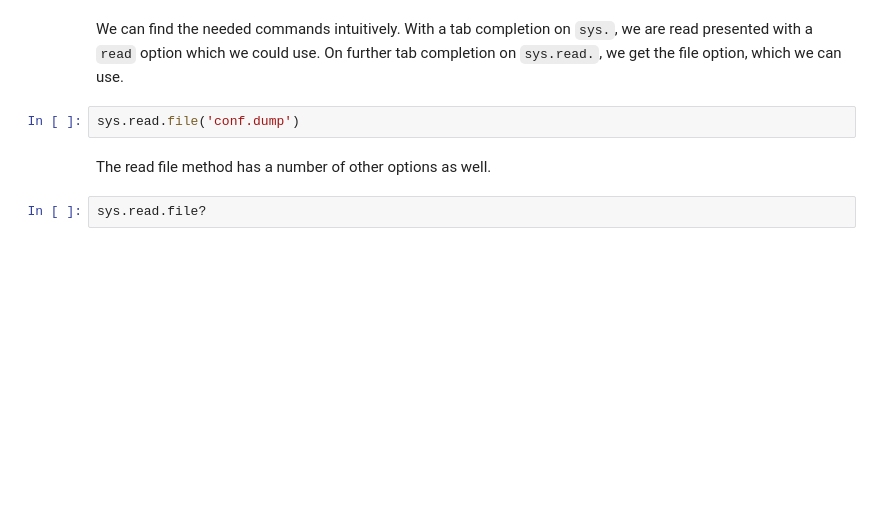
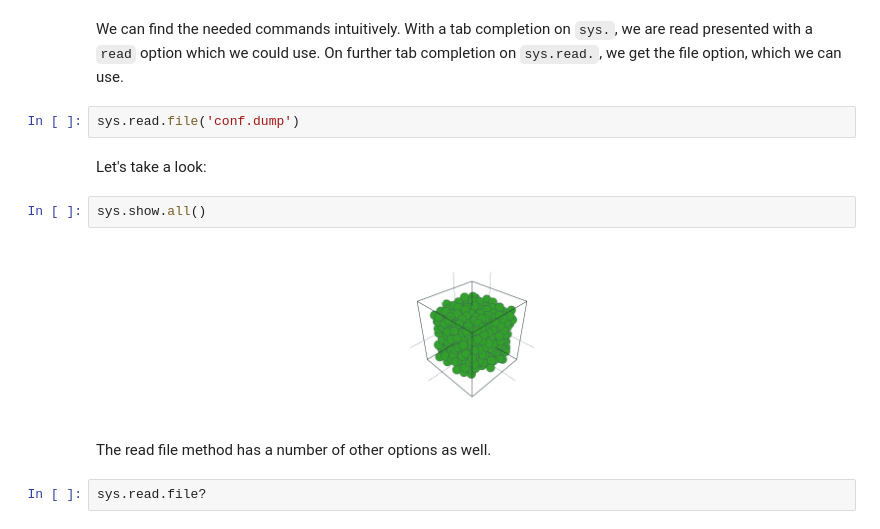
Before and after one commit to pyscal/pyscal3, a Jupyter notebook: examples/01_getting_started.ipynb, the cells around one changed output. Saved outputs shown, nothing was run; the diff lists cells and outputs as text; blank space fills up the shorter version.

```diff
--- a/examples/01_getting_started.ipynb
+++ b/examples/01_getting_started.ipynb
@@ -83,6 +91,12 @@ sys = System()
 We can find the needed commands intuitively. With a tab completion on `sys.`, we are read presented with a `read` option which we could use. On further tab completion on `sys.read.`, we get the file option, which we can use.
 # %%
 sys.read.file('conf.dump')
+# %% [markdown]
+Let's take a look:
+# %%
+sys.show.all()
+# %% [output]
+[figure, added]
 # %% [markdown]
 The read file method has a number of other options as well.
 # %%
```
Also changed, not shown: parts of 4 cells of this notebook, 12 other files.
